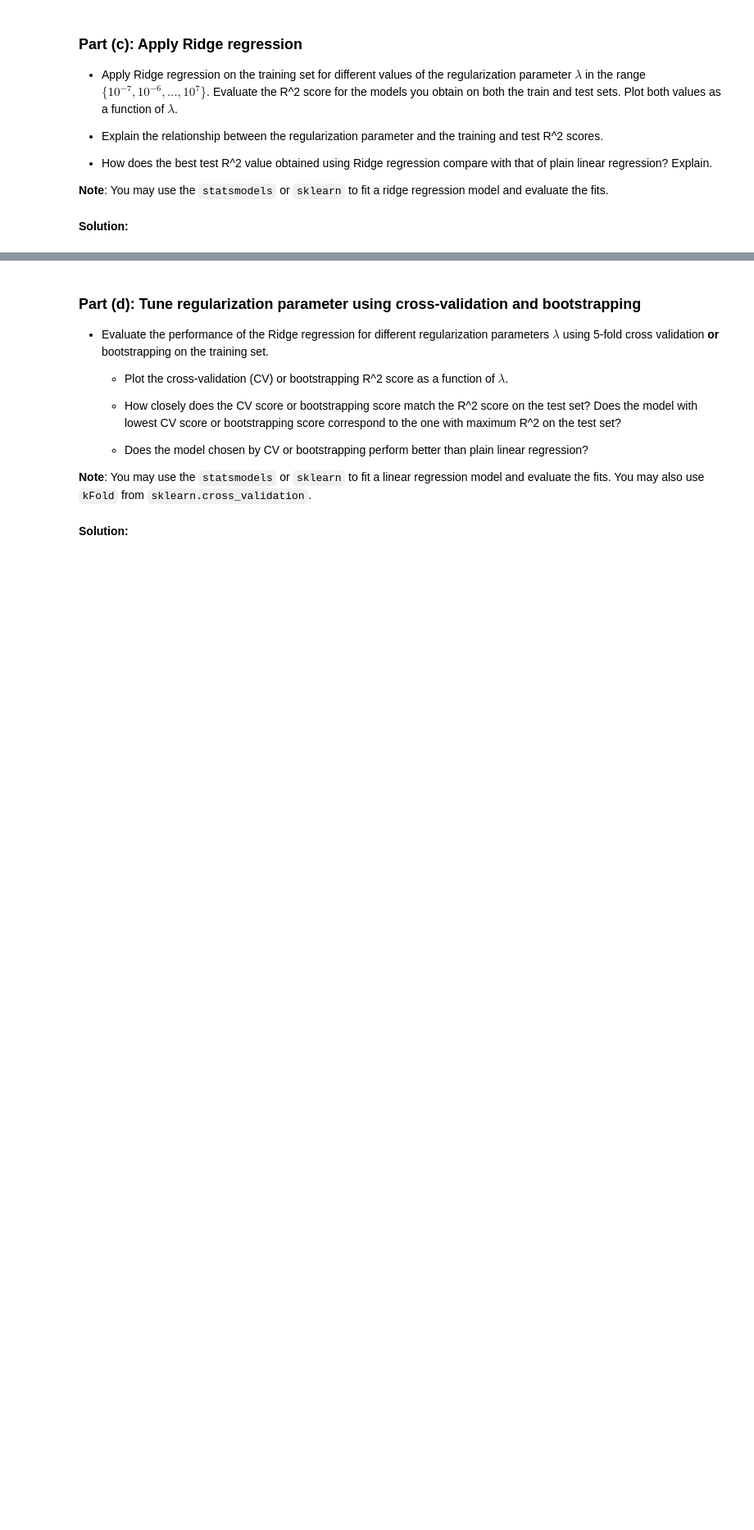
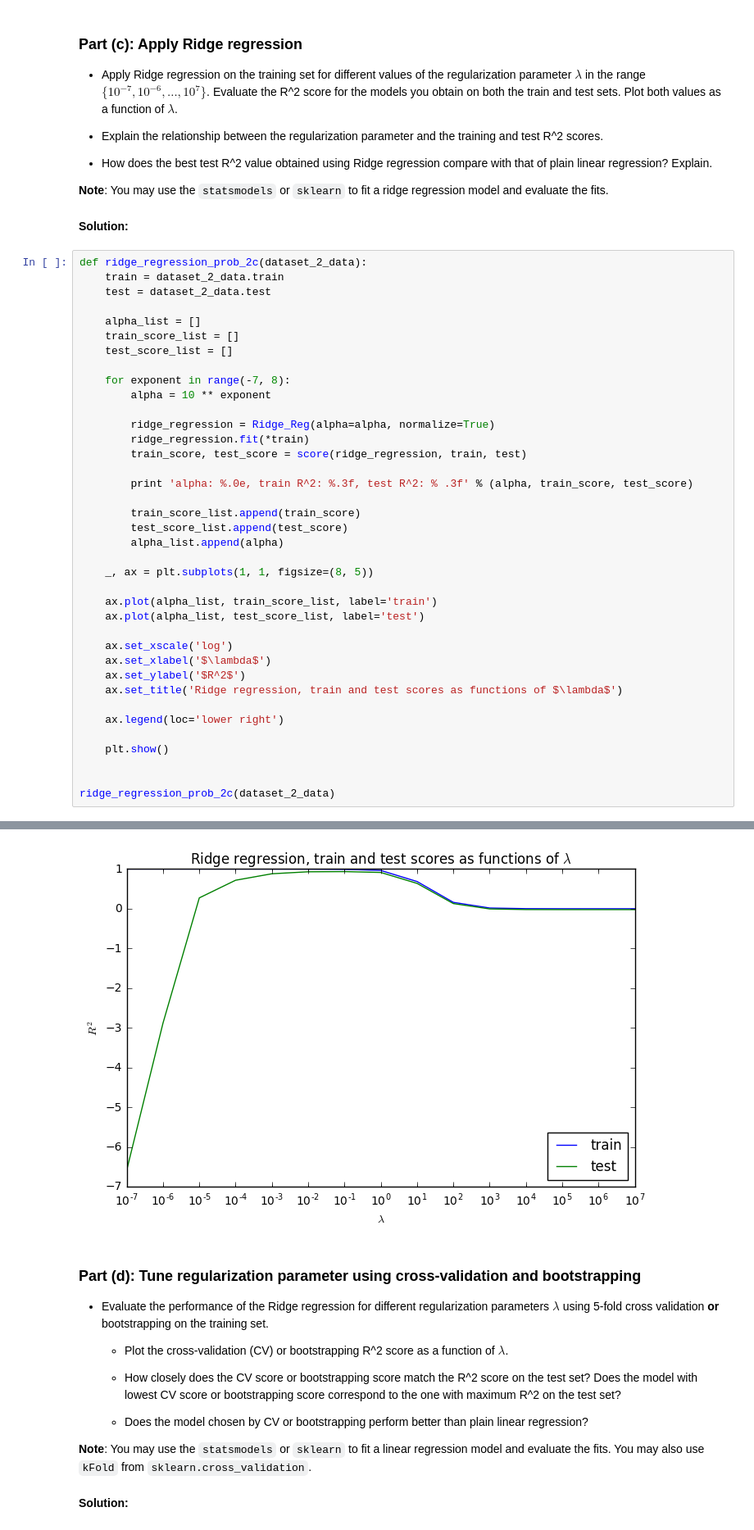
Before and after one commit to colbyZ/test1, a Jupyter notebook: hw/hw4/Zambalayev_Timur_CSCI_E_109a_HW4.ipynb, the cells around one changed output, grey strips where cells are left out. Shown at 82% size. Saved outputs shown, nothing was run; the diff lists cells and outputs as text; blank space fills up the shorter version.

```diff
--- a/hw/hw4/Zambalayev_Timur_CSCI_E_109a_HW4.ipynb
+++ b/hw/hw4/Zambalayev_Timur_CSCI_E_109a_HW4.ipynb
@@ -534,3 +534,42 @@ No. We need to do this for the ridge regression.
 **Note**: You may use the `statsmodels` or `sklearn` to fit a ridge regression model and evaluate the fits.
 # %% [markdown]
 **Solution:**
+# %%
+def ridge_regression_prob_2c(dataset_2_data):
+    train = dataset_2_data.train
+    test = dataset_2_data.test
+
+    alpha_list = []
+    train_score_list = []
+    test_score_list = []
+
+    for exponent in range(-7, 8):
+        alpha = 10 ** exponent
+
+        ridge_regression = Ridge_Reg(alpha=alpha, normalize=True)
+        ridge_regression.fit(*train)
+        train_score, test_score = score(ridge_regression, train, test)
+
+        print 'alpha: %.0e, train R^2: %.3f, test R^2: % .3f' % (alpha, train_score, test_score)
+
+        train_score_list.append(train_score)
+        test_score_list.append(test_score)
+        alpha_list.append(alpha)
+
+    _, ax = plt.subplots(1, 1, figsize=(8, 5))
+
+    ax.plot(alpha_list, train_score_list, label='train')
+    ax.plot(alpha_list, test_score_list, label='test')
+
+    ax.set_xscale('log')
+    ax.set_xlabel('$\lambda$')
+    ax.set_ylabel('$R^2$')
+    ax.set_title('Ridge regression, train and test scores as functions of $\lambda$')
+
+    ax.legend(loc='lower right')
+
+    plt.show()
+
+
+ridge_regression_prob_2c(dataset_2_data)
+# %% [output]
@@ -537,3 +591,4 @@ No. We need to do this for the ridge regression.
+[figure, added]
 # %% [markdown]
 ### Part (d): Tune regularization parameter using cross-validation and bootstrapping
 -  Evaluate the performance of the Ridge regression for different regularization parameters $\lambda$ using 5-fold cross validation **or** bootstrapping on the training set.
```
Also changed, not shown: parts of 1 cell of this notebook, 1 other file.
